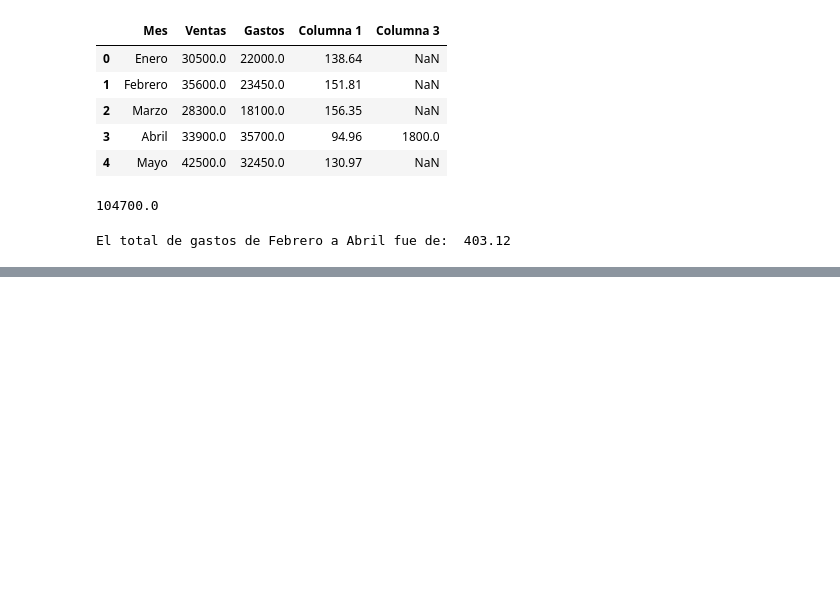
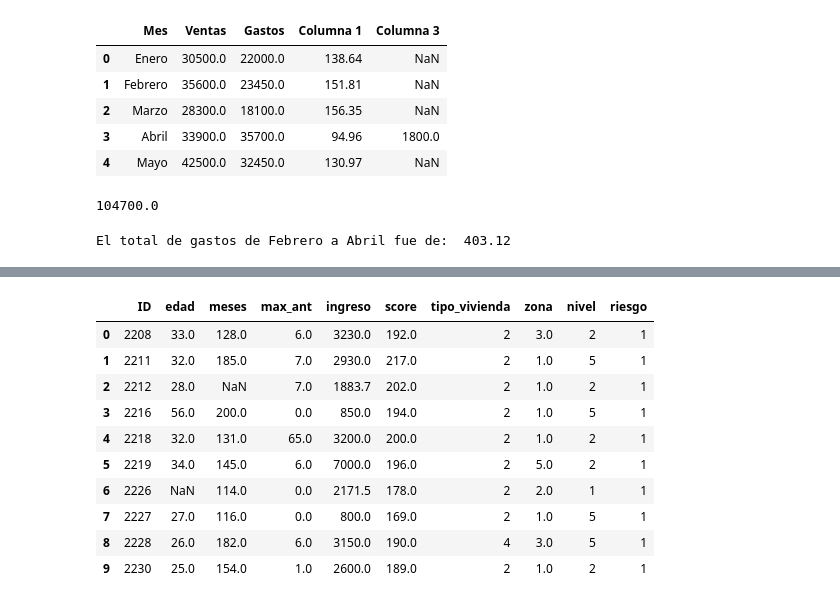
Before and after one commit to jasearce/Proyecto1_Programa_Ciencia_Datos_Python, a Jupyter notebook: Proyecto_1_Javier_Arce.ipynb, the cells around one changed output, grey strips where cells are left out. Drawn from its saved outputs; the diff is of its cells as text; code cells hidden in the pictures; blank space fills up the shorter version.

```diff
--- a/Proyecto_1_Javier_Arce.ipynb
+++ b/Proyecto_1_Javier_Arce.ipynb
@@ -218,0 +285,15 @@ El total de gastos de Febrero a Abril fue de:  403.12
+# %%
+#10 primeras filas del dataframe
+df_riesgo.head(10)
+# %% [output]
+|  | ID | edad | meses | max_ant | ingreso | score | tipo_vivienda | zona | nivel | riesgo |
+| 0 | 2208 | 33.0 | 128.0 | 6.0 | 3230.0 | 192.0 | 2 | 3.0 | 2 | 1 |
+| 1 | 2211 | 32.0 | 185.0 | 7.0 | 2930.0 | 217.0 | 2 | 1.0 | 5 | 1 |
+| 2 | 2212 | 28.0 | NaN | 7.0 | 1883.7 | 202.0 | 2 | 1.0 | 2 | 1 |
+| 3 | 2216 | 56.0 | 200.0 | 0.0 | 850.0 | 194.0 | 2 | 1.0 | 5 | 1 |
+| 4 | 2218 | 32.0 | 131.0 | 65.0 | 3200.0 | 200.0 | 2 | 1.0 | 2 | 1 |
+| 5 | 2219 | 34.0 | 145.0 | 6.0 | 7000.0 | 196.0 | 2 | 5.0 | 2 | 1 |
+| 6 | 2226 | NaN | 114.0 | 0.0 | 2171.5 | 178.0 | 2 | 2.0 | 1 | 1 |
+| 7 | 2227 | 27.0 | 116.0 | 0.0 | 800.0 | 169.0 | 2 | 1.0 | 5 | 1 |
+| 8 | 2228 | 26.0 | 182.0 | 6.0 | 3150.0 | 190.0 | 4 | 3.0 | 5 | 1 |
+| 9 | 2230 | 25.0 | 154.0 | 1.0 | 2600.0 | 189.0 | 2 | 1.0 | 2 | 1 |
```
Also changed, not shown: parts of 15 cells of this notebook.
